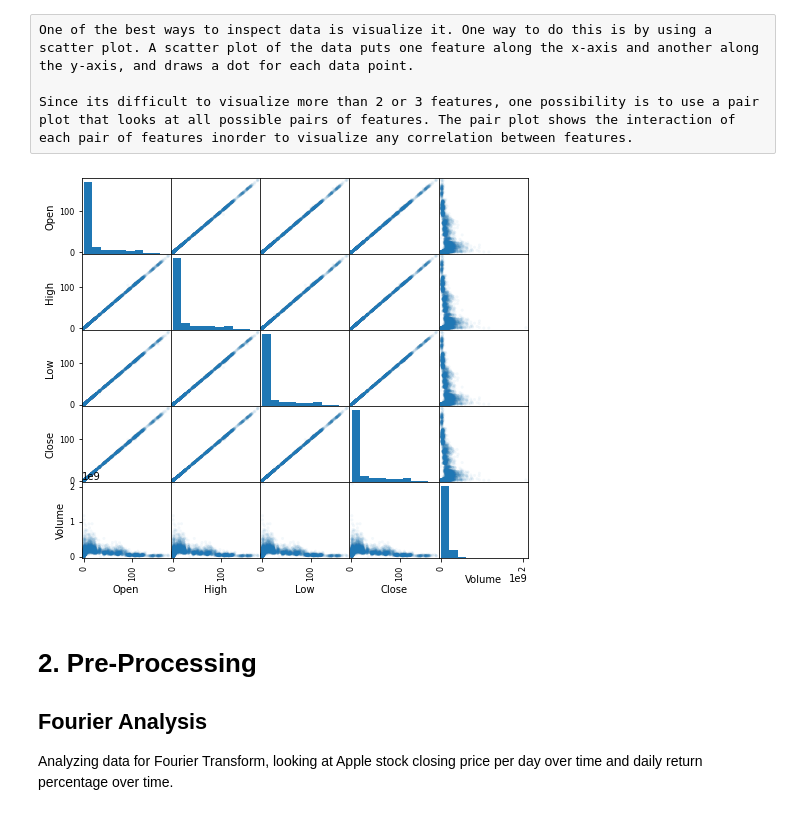
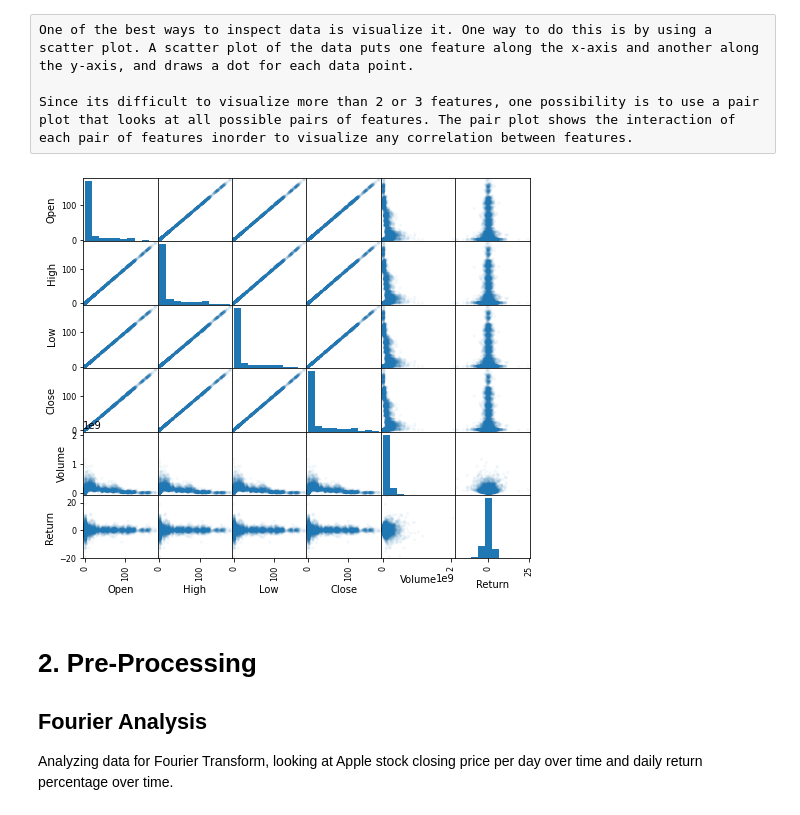
Before and after one commit to abdelrahim-hentabli/CS235Project, a Jupyter notebook: FourierTransform.ipynb, the cells around one changed output. Cells and saved outputs as stored; diff of their text form; code cells hidden in the pictures.

```diff
--- a/FourierTransform.ipynb
+++ b/FourierTransform.ipynb
@@ -63,12 +61,12 @@ One of the best ways to inspect data is visualize it. One way to do this is by u
 
 Since its difficult to visualize more than 2 or 3 features, one possibility is to use a pair plot that looks at all possible pairs of features. The pair plot shows the interaction of each pair of features inorder to visualize any correlation between features.
 # %%
-x = apple.iloc[:,[1,2,3,4,5]] # extract only a subset of columns from dataframe (using index)
+x = apple.iloc[:,[1,2,3,4,5,7]] # extract only a subset of columns from dataframe (using index)
 y = x.dropna(thresh=5) # drop any rows that have 5 or more fields as NAN
 a = pd.plotting.scatter_matrix(x, alpha=0.05, figsize=(8,7), diagonal='hist')
 plt.show()
 # %% [output]
-[figure, old version]
+[figure, new version]
 # %% [markdown]
 # 2. Pre-Processing
 
```
Also changed, not shown: parts of 10 cells of this notebook.
